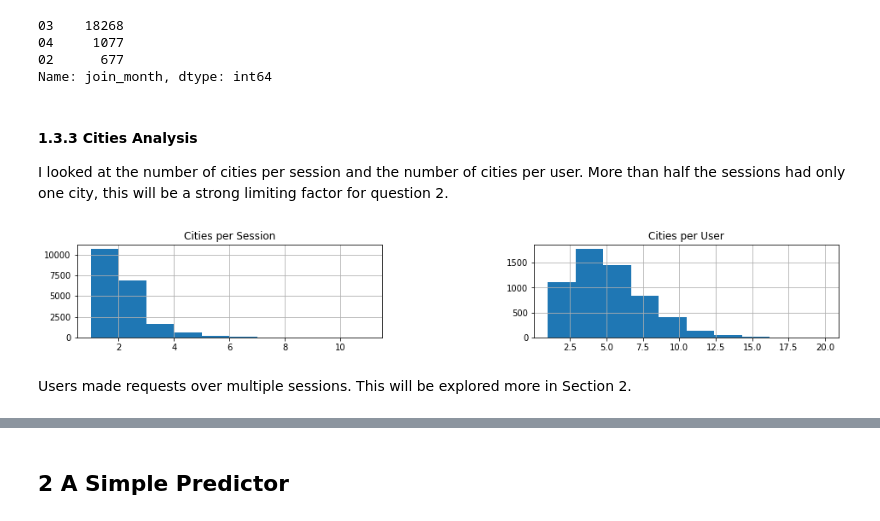
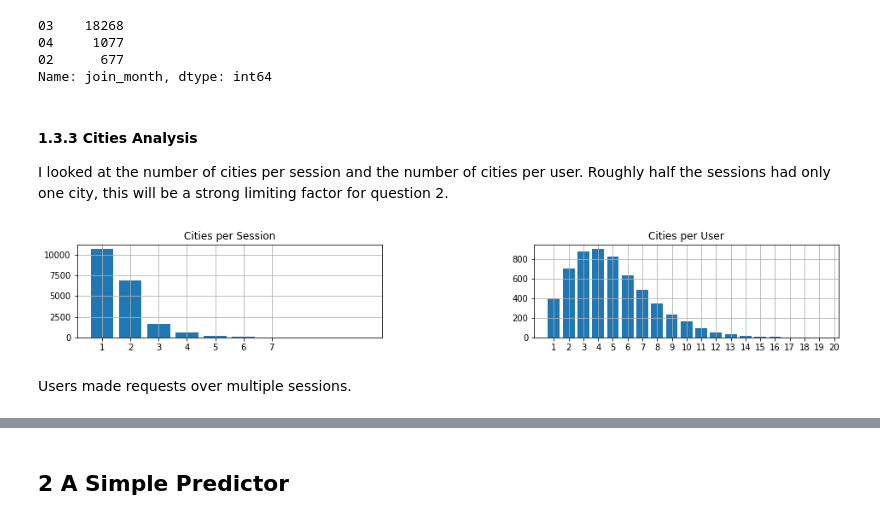
Before and after one commit to asutcl/mtl-xyz, a Jupyter notebook: Coveo Technical Challenge.ipynb, the cells around one changed output, grey strips where cells are left out. Saved outputs shown, nothing was run; the diff lists cells and outputs as text; code cells hidden in the pictures.

```diff
--- a/Coveo Technical Challenge.ipynb
+++ b/Coveo Technical Challenge.ipynb
@@ -171,18 +179,22 @@ Name: join_month, dtype: int64
 # %% [markdown]
 #### 1.3.3 Cities Analysis
 
-I looked at the number of cities per session and the number of cities per user. More than half the sessions had only one city, this will be a strong limiting factor for question 2.
+I looked at the number of cities per session and the number of cities per user. Roughly half the sessions had only one city, this will be a strong limiting factor for question 2.
 # %%
 fig, (ax1, ax2) = plt.subplots(1, 2, figsize=(16,2))
-(countries_sessions['ALL'].get_requests_stats()).hist(ax=ax1)
+(countries_sessions['ALL'].get_requests_stats()).hist(ax=ax1,rwidth=0.8)
 ax1.set_title('Cities per Session')
-(countries_sessions['ALL'].get_requests_stats_per_user()).hist(ax=ax2)
+ax1.set_xticks([1.5,2.5,3.5,4.5,5.5,6.5,7.5])
+ax1.set_xticklabels([1,2,3,4,5,6,7])
+(countries_sessions['ALL'].get_requests_stats_per_user()).hist(ax=ax2, rwidth=0.8, bins=19)
 ax2.set_title('Cities per User')
+ax2.set_xticks([1.5,2.5,3.5,4.5,5.5,6.5,7.5,8.5,9.5,10.5,11.5,12.5,13.5,14.5,15.5,16.5,17.5,18.5,19.5,20.5])
+ax2.set_xticklabels([1,2,3,4,5,6,7,8,9,10,11,12,13,14,15,16,17,18,19,20])
 plt.subplots_adjust(wspace=0.5, hspace=0.4)
 # %% [output]
-[figure, old version]
+[figure, new version]
 # %% [markdown]
-Users made requests over multiple sessions. This will be explored more in Section 2.
+Users made requests over multiple sessions.
 # %%
 session_count_df = pd.DataFrame(df['user.user_id'].value_counts().value_counts().sort_index())
 session_count_df.rename(columns={'user.user_id':'user count'}, inplace=True)
```
Also changed, not shown: parts of 54 cells of this notebook, 2 other files.
